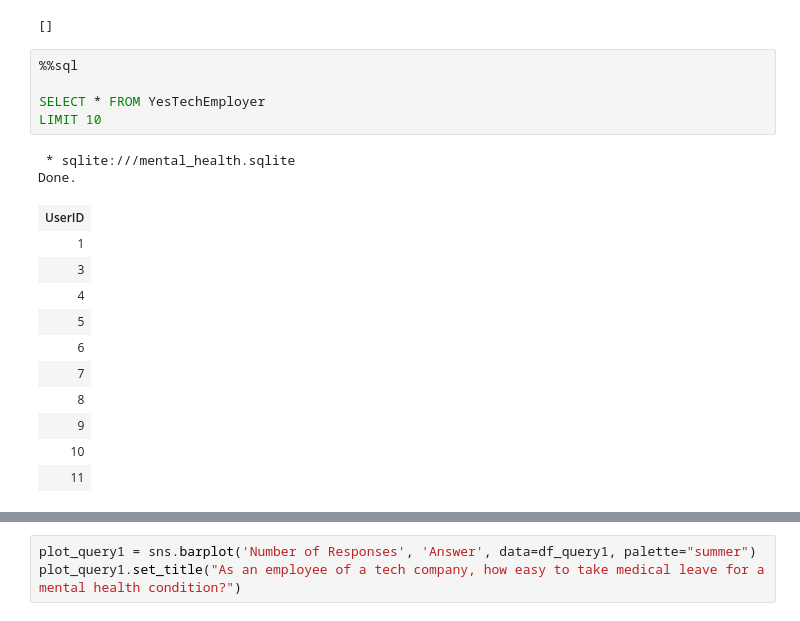
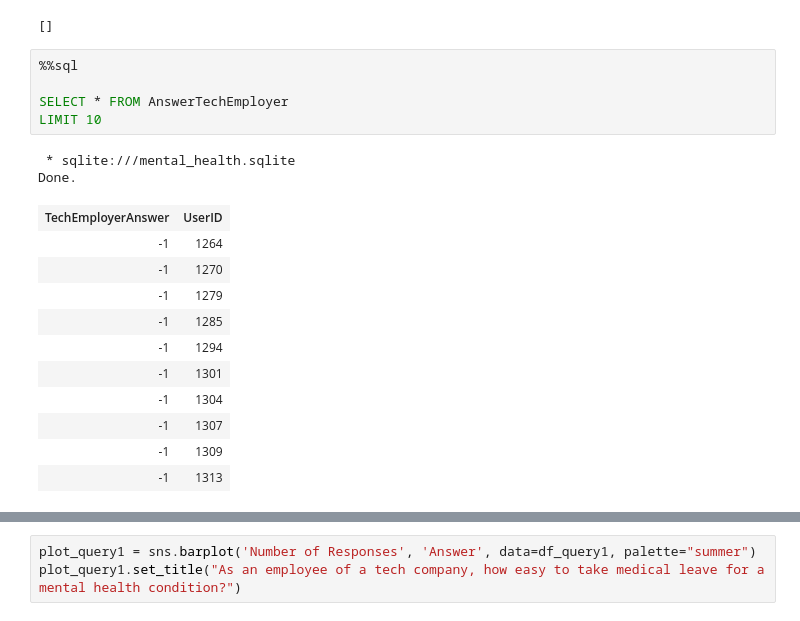
Before and after one commit to laimich/Tech-Mental-Health-Survey-Data-Analysis, a Jupyter notebook: mental_health_survey_data_analysis.ipynb, the cells around one changed output, grey strips where cells are left out. Cells and saved outputs as stored; diff of their text form.

```diff
--- a/mental_health_survey_data_analysis.ipynb
+++ b/mental_health_survey_data_analysis.ipynb
@@ -37,22 +37,22 @@ Done.
 # %%
 %%sql
 
-SELECT * FROM YesTechEmployer
+SELECT * FROM AnswerTechEmployer
 LIMIT 10
 # %% [output]
  * sqlite:///mental_health.sqlite
 Done.
-| UserID |
-| 1 |
-| 3 |
-| 4 |
-| 5 |
-| 6 |
-| 7 |
-| 8 |
-| 9 |
-| 10 |
-| 11 |
+| TechEmployerAnswer | UserID |
+| -1 | 1264 |
+| -1 | 1270 |
+| -1 | 1279 |
+| -1 | 1285 |
+| -1 | 1294 |
+| -1 | 1301 |
+| -1 | 1304 |
+| -1 | 1307 |
+| -1 | 1309 |
+| -1 | 1313 |
 # %%
 # for employees of tech companies/organizations, how easy it is to take a medical leave for a mental health condition
 df_query1 = pd.read_sql_query("""
```
Also changed, not shown: parts of 10 cells of this notebook.
